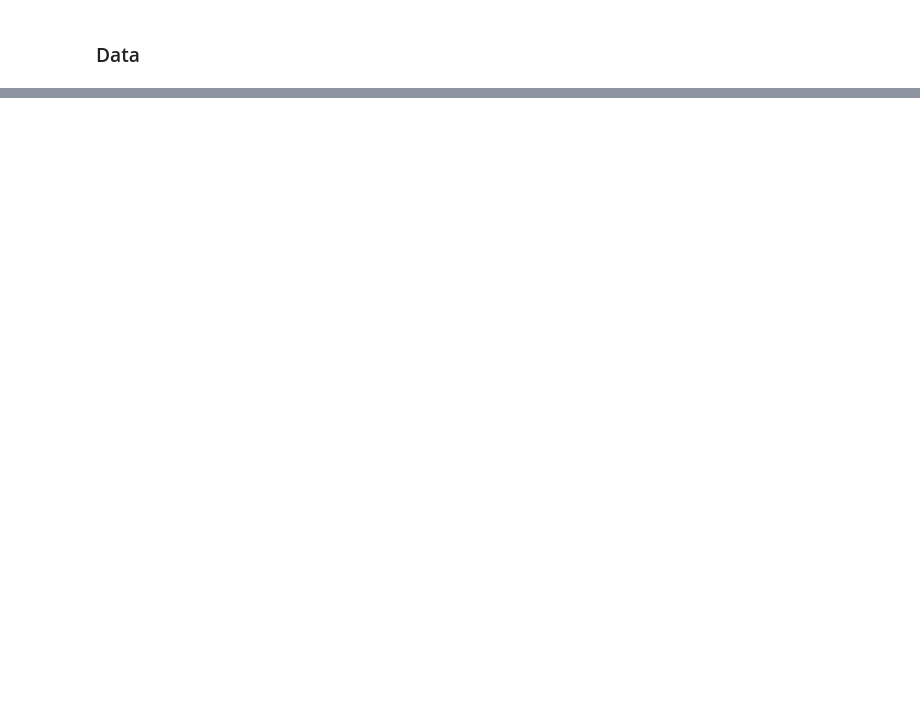
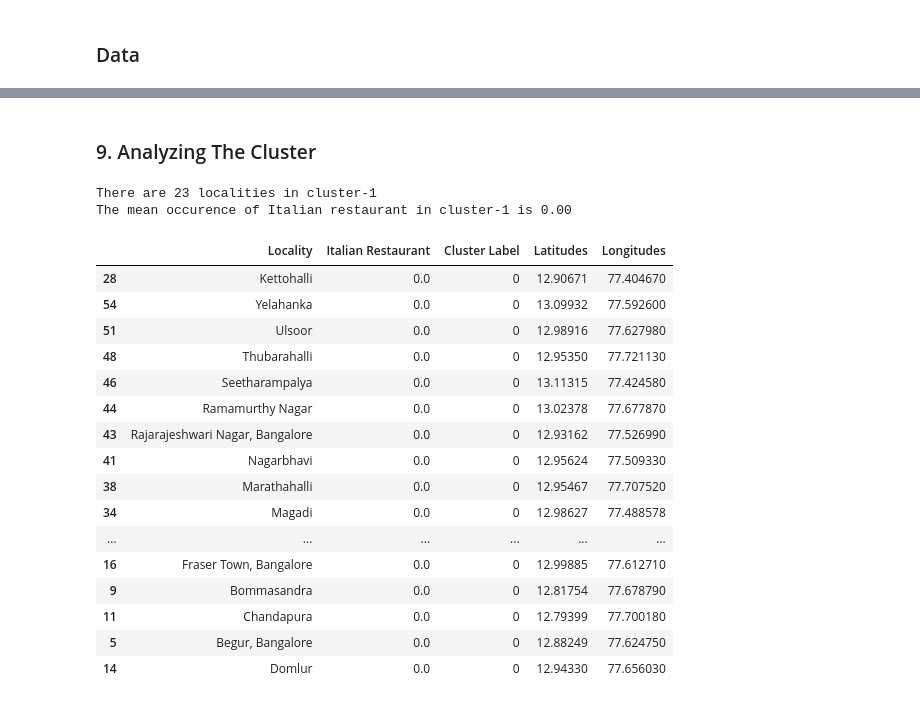
Before and after one commit to Surajkumar88/Coursera_DataScience_Capstone_Project, a Jupyter notebook: Capstone_project.ipynb, the cells around one changed output, grey strips where cells are left out. Saved outputs shown, nothing was run; the diff lists cells and outputs as text; code cells hidden in the pictures; blank space fills up the shorter version.

```diff
--- a/Capstone_project.ipynb
+++ b/Capstone_project.ipynb
@@ -93,0 +310,12 @@ neig_df.head()
+# %%
+#K-means clustering
+cluster = 3
+
+#Dataframe for clustering
+blr_clustering = blr_italian.drop(['Locality'], 1)
+
+#run K-means clustering
+k_means = KMeans(init="k-means++", n_clusters=cluster, n_init=12).fit(blr_clustering)
+
+#getting the labels for first 10 locality
+print(k_means.labels_[0:10])
@@ -93,0 +324,8 @@ neig_df.head()
+# %%
+#Creating a of blr_italian dataframe
+blr_labels = blr_italian.copy()
+
+#addring label to blr_labels
+blr_labels["Cluster Label"] = k_means.labels_
+
+blr_labels.head()
@@ -93,0 +339,4 @@ neig_df.head()
+# %%
+#Merging the blr_labels and neig_df dataframes to get the latitude and longitudes for each locality
+blr_labels = blr_labels.join(neig_df.set_index('Locality'), on='Locality')
+blr_labels.head()
@@ -93,0 +350,4 @@ neig_df.head()
+# %%
+#Grouping the localities according to their Cluster Labels
+blr_labels.sort_values(["Cluster Label"], inplace=True)
+blr_labels.head()
@@ -93,0 +387,29 @@ neig_df.head()
+# %% [markdown]
+<h3>9. Analyzing The Cluster</h3>
+# %%
+#First Cluster
+cluster_1 = blr_labels[blr_labels['Cluster Label'] == 0]
+print("There are {} localities in cluster-1".format(cluster_1.shape[0]))
+mean_presence_1 = cluster_1['Italian Restaurant'].mean()
+print("The mean occurence of Italian restaurant in cluster-1 is {0:.2f}".format(mean_presence_1))
+cluster_1
+# %% [output]
+There are 23 localities in cluster-1
+The mean occurence of Italian restaurant in cluster-1 is 0.00
+|  | Locality | Italian Restaurant | Cluster Label | Latitudes | Longitudes |
+| 28 | Kettohalli | 0.0 | 0 | 12.90671 | 77.404670 |
+| 54 | Yelahanka | 0.0 | 0 | 13.09932 | 77.592600 |
+| 51 | Ulsoor | 0.0 | 0 | 12.98916 | 77.627980 |
+| 48 | Thubarahalli | 0.0 | 0 | 12.95350 | 77.721130 |
+| 46 | Seetharampalya | 0.0 | 0 | 13.11315 | 77.424580 |
+| 44 | Ramamurthy Nagar | 0.0 | 0 | 13.02378 | 77.677870 |
+| 43 | Rajarajeshwari Nagar, Bangalore | 0.0 | 0 | 12.93162 | 77.526990 |
+| 41 | Nagarbhavi | 0.0 | 0 | 12.95624 | 77.509330 |
+| 38 | Marathahalli | 0.0 | 0 | 12.95467 | 77.707520 |
+| 34 | Magadi | 0.0 | 0 | 12.98627 | 77.488578 |
+| ... | ... | ... | ... | ... | ... |
+| 16 | Fraser Town, Bangalore | 0.0 | 0 | 12.99885 | 77.612710 |
+| 9 | Bommasandra | 0.0 | 0 | 12.81754 | 77.678790 |
+| 11 | Chandapura | 0.0 | 0 | 12.79399 | 77.700180 |
+| 5 | Begur, Bangalore | 0.0 | 0 | 12.88249 | 77.624750 |
+| 14 | Domlur | 0.0 | 0 | 12.94330 | 77.656030 |
```
Also changed, not shown: parts of 48 cells of this notebook.
